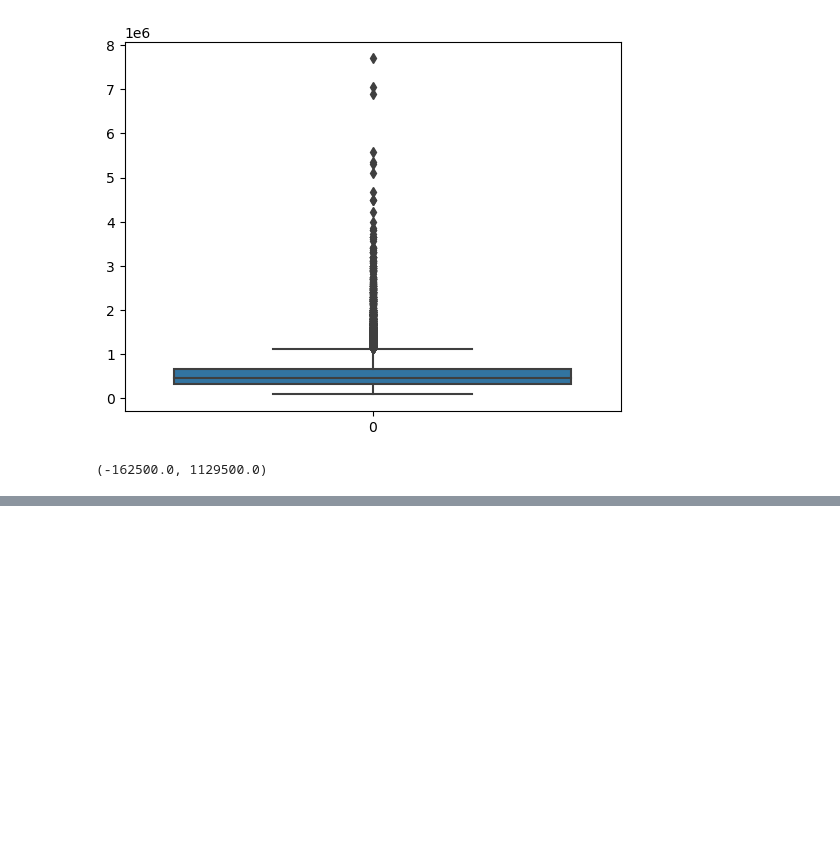
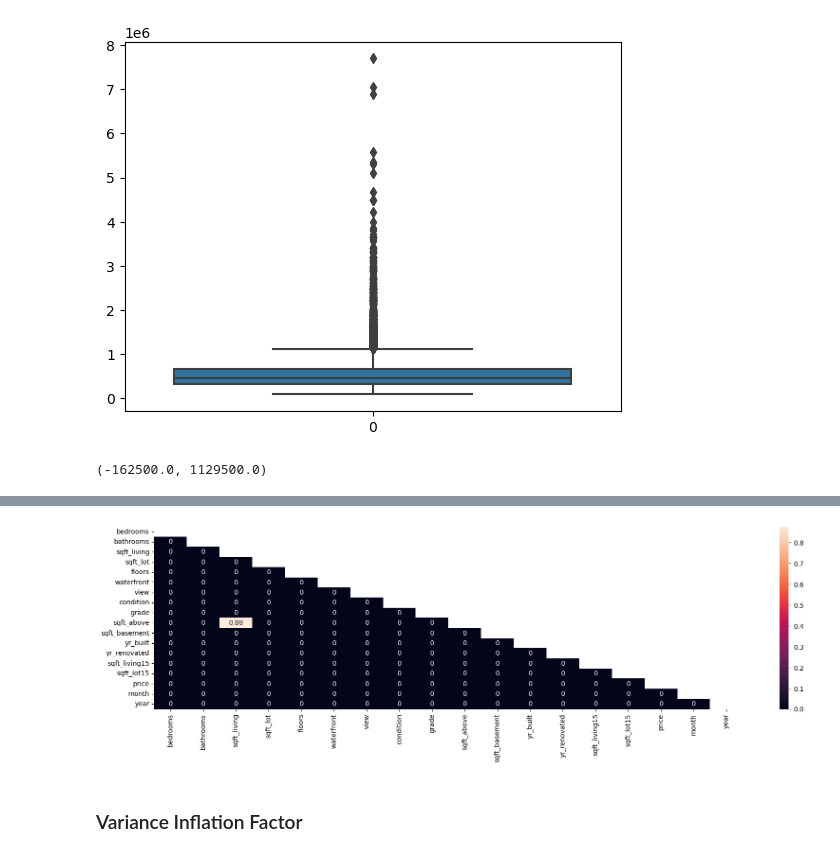
Before and after one commit to Alonde-DA/data_mid_bootcamp_project_regression, a Jupyter notebook: data_mid_bootcamp_project_regression.ipynb, the cells around one changed output, grey strips where cells are left out. Drawn from its saved outputs; the diff is of its cells as text; code cells hidden in the pictures; blank space fills up the shorter version.

```diff
--- a/data_mid_bootcamp_project_regression.ipynb
+++ b/data_mid_bootcamp_project_regression.ipynb
@@ -167,0 +386,5 @@ for col in numericals.columns:
+# %%
+#correlation between features
+correlations_matrix = df.corr()
+correlations_matrix = correlations_matrix[((correlations_matrix > .8) | (correlations_matrix < -.8))]
+correlations_matrix.fillna(0)[:20]
@@ -167,0 +409,10 @@ for col in numericals.columns:
+# %%
+#heatmap
+correlations_matrix = correlations_matrix.fillna(0)
+mask = np.zeros_like(correlations_matrix)
+mask[np.triu_indices_from(mask)] = True
+fig, ax = plt.subplots(figsize=(20, 5))
+ax = sns.heatmap(correlations_matrix, mask=mask, annot=True)
+plt.show()
+# %% [output]
+[figure, added]
@@ -167,0 +421,2 @@ for col in numericals.columns:
+# %% [markdown]
+### Variance Inflation Factor
```
Also changed, not shown: parts of 43 cells of this notebook.
